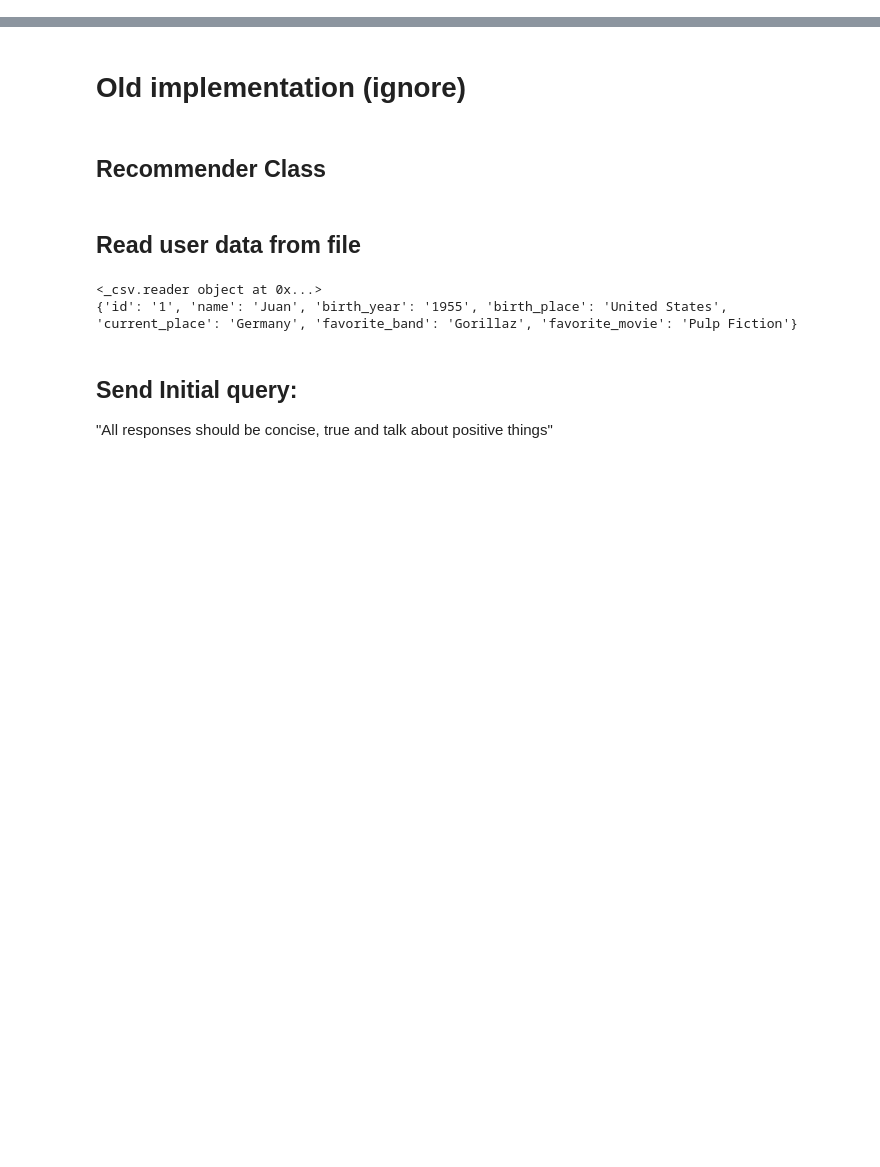
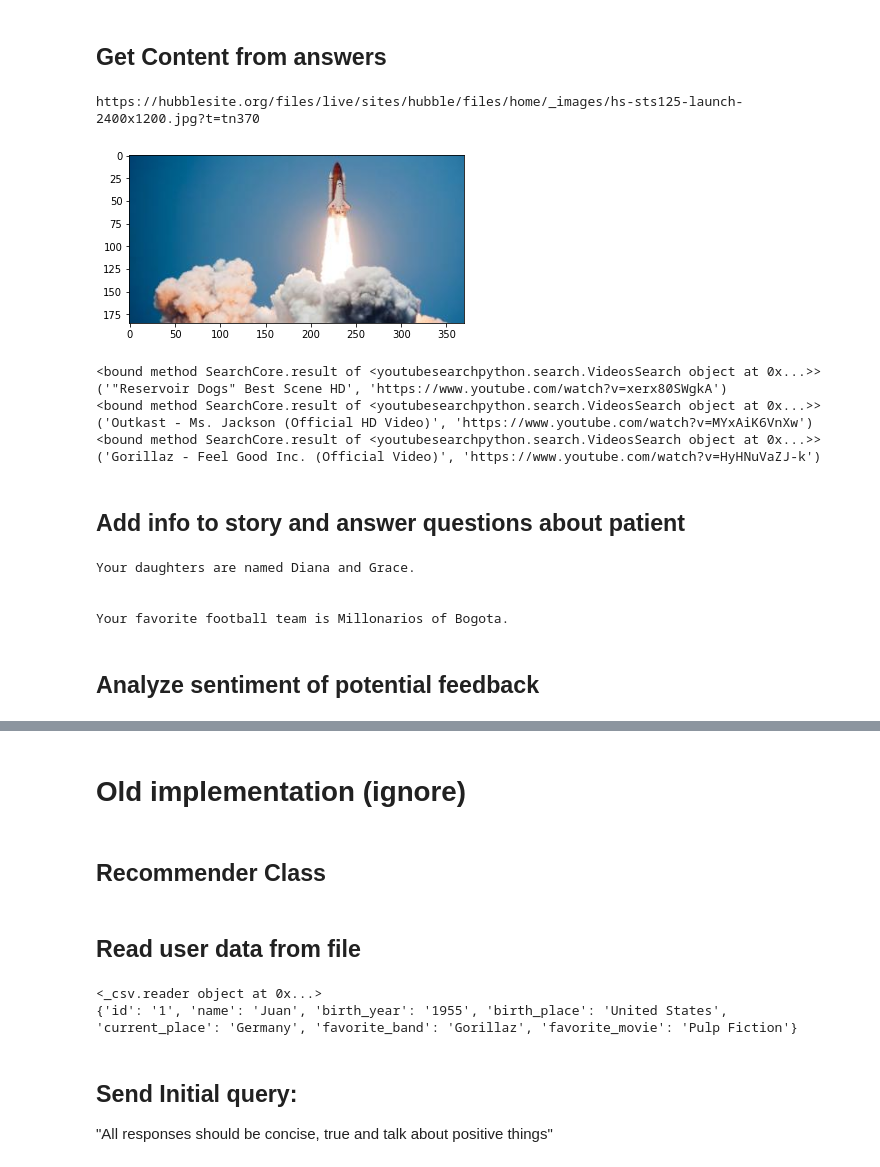
Before and after one commit to nilsimda/memorAI, a Jupyter notebook: recommender/recommender.ipynb, the cells around one changed output, grey strips where cells are left out. Drawn from its saved outputs; the diff is of its cells as text; code cells hidden in the pictures; blank space fills up the shorter version.

```diff
--- a/recommender/recommender.ipynb
+++ b/recommender/recommender.ipynb
@@ -22,0 +41,36 @@ Outkast
+# %% [markdown]
+## Get Content from answers
+# %%
+import matplotlib.pyplot as plt
+import cv2
+import urllib
+import numpy as np
+from assistant import Assistant
+from content import ContentGetter
+
+content_getter = ContentGetter()
+images = content_getter.get_images(response1)
+for image_url in images:
+    print(image_url)
+    req = urllib.request.urlopen(image_url)
+    arr = np.asarray(bytearray(req.read()), dtype=np.uint8)
+    img = cv2.imdecode(arr, -1) # 'Load it as it is'
+    img = cv2.cvtColor(img, cv2.COLOR_BGR2RGB )
+    plt.imshow(img)
+    plt.show()
+# %% [output]
+https://hubblesite.org/files/live/sites/hubble/files/home/_images/hs-sts125-launch-2400x1200.jpg?t=tn370
+[figure, added]
+# %%
+print(content_getter.get_yt_link(response2))
+print(content_getter.get_yt_link(response3))
+print(content_getter.get_yt_link(response4))
+# %% [output]
+<bound method SearchCore.result of <youtubesearchpython.search.VideosSearch object at 0x...>>
+('"Reservoir Dogs" Best Scene HD', 'https://www.youtube.com/watch?v=xerx80SWgkA')
+<bound method SearchCore.result of <youtubesearchpython.search.VideosSearch object at 0x...>>
+('Outkast - Ms. Jackson (Official HD Video)', 'https://www.youtube.com/watch?v=MYxAiK6VnXw')
+<bound method SearchCore.result of <youtubesearchpython.search.VideosSearch object at 0x...>>
+('Gorillaz - Feel Good Inc. (Official Video)', 'https://www.youtube.com/watch?v=HyHNuVaZJ-k')
+# %% [markdown]
+## Add info to story and answer questions about patient
@@ -22,0 +79,10 @@ Outkast
+# %%
+print(assistant.ask("What are the names of my daughters? \n\n"))
+print(assistant.ask("What is my favorite football team? \n\n"))
+# %% [output]
+Your daughters are named Diana and Grace.
+
+
+Your favorite football team is Millonarios of Bogota.
+# %% [markdown]
+## Analyze sentiment of potential feedback
```
Also changed, not shown: parts of 6 cells of this notebook, 3 other files.
